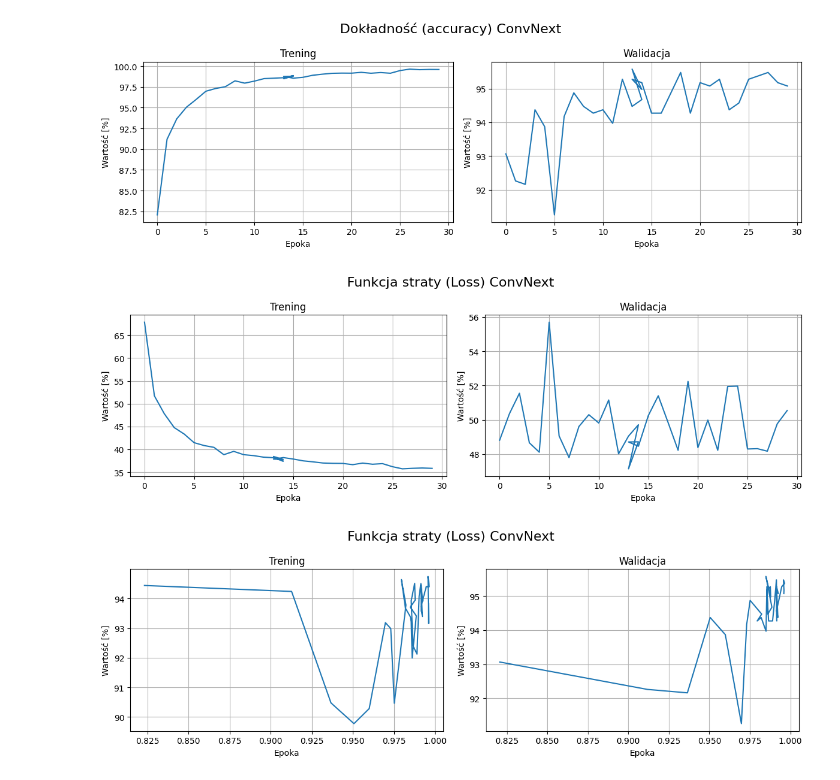
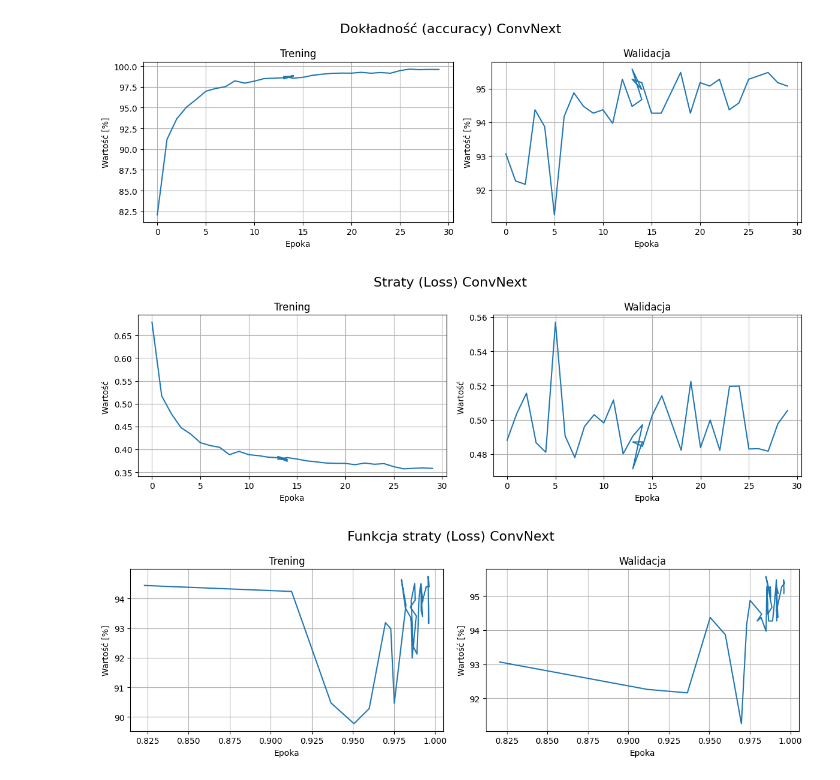
Before and after one commit to mszczesniak02/bachlor_backup, a Jupyter notebook: src/quick_tests/tensor_plotter.ipynb, the cells around one changed output. Cells and saved outputs as stored; diff of their text form; code cells hidden in the pictures.

```diff
--- a/src/quick_tests/tensor_plotter.ipynb
+++ b/src/quick_tests/tensor_plotter.ipynb
@@ -62,6 +62,31 @@ def plot_double(x1,y1, x2,y2,main_title):
     plt.show()
 
 
+def plot_double2(x1,y1, x2,y2,main_title):
+    fig, ax = plt.subplots(1, 2, figsize=(12, 4))
+    fig.suptitle(main_title, fontsize=16)
+    ax[0].plot(x1, y1)
+    ax[0].grid(True)
+
+    ax[0].set_title("Trening")
+    ax[0].set_xlabel("Epoka")
+    ax[0].set_ylabel("Wartość ")
+
+    ax[1].plot(x2, y2)
+    ax[1].grid(True)
+    ax[1].set_title("Walidacja")
+    ax[1].set_xlabel("Epoka")
+    ax[1].set_ylabel("Wartość ")
+    # ax[0].set_xlim(0,1)
+    # ax[0].set_ylim(0,1)
+
+    # ax[1].set_xlim(0,1)
+    # ax[1].set_ylim(0,1)
+
+
+    plt.tight_layout()
+    plt.show()
+
 def plot_one(x,y,typee, title, xtitle,ytitle):
     plt.figure(figsize=(8, 4))
     plt.plot(x,y, typee)
@@ -133,9 +158,9 @@ plot_double(x1,y1,x2,y2,"Dokładność (accuracy) ConvNext ")
 # %%
 x1,y1 = extract_csv(conv_loss_train, "Step", "Value")
 x2,y2 = extract_csv(conv_loss_val, "Step", "Value")
-plot_double(x1,y1,x2,y2,"Funkcja straty (Loss) ConvNext ")
+plot_double2(x1,y1,x2,y2,"Straty (Loss) ConvNext ")
 # %% [output]
-[figure, old version]
+[figure, new version]
 # %%
 x1,y1 = extract_csv(conv_loss_train, "Step", "Value")
 x2,y2 = extract_csv(conv_loss_val, "Step", "Value")
```
Also changed, not shown: parts of 6 cells of this notebook, 33 other files.
